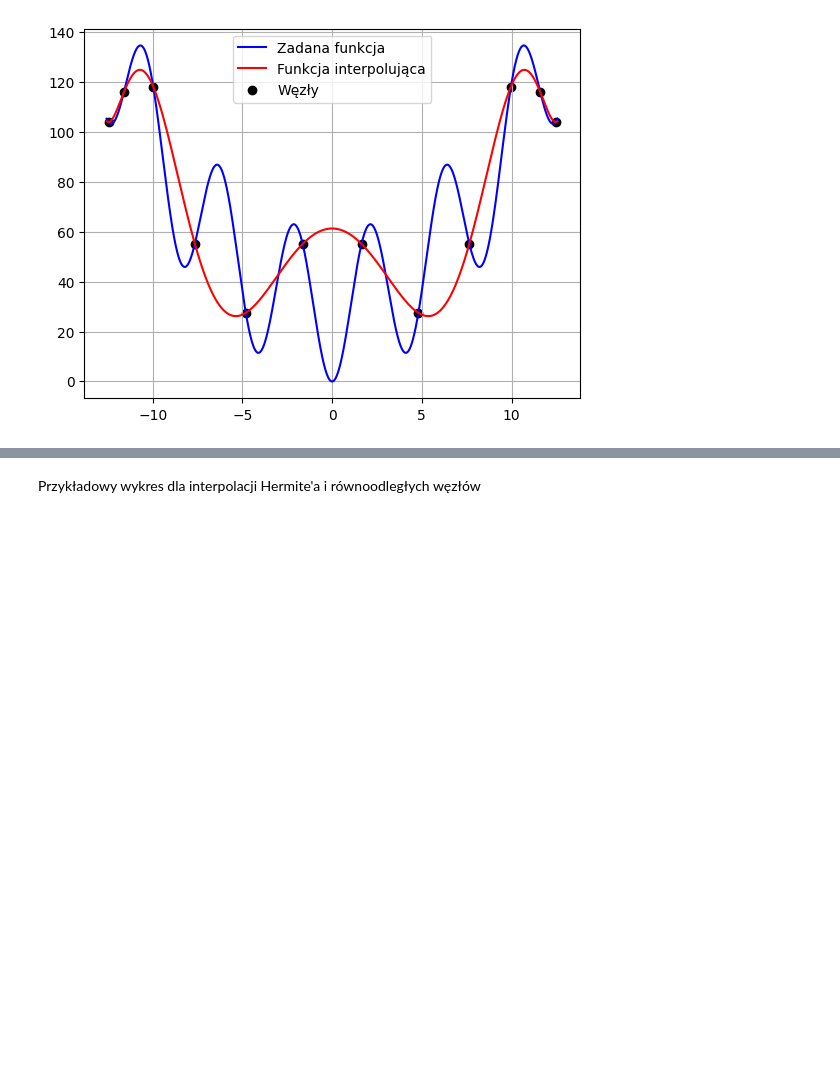
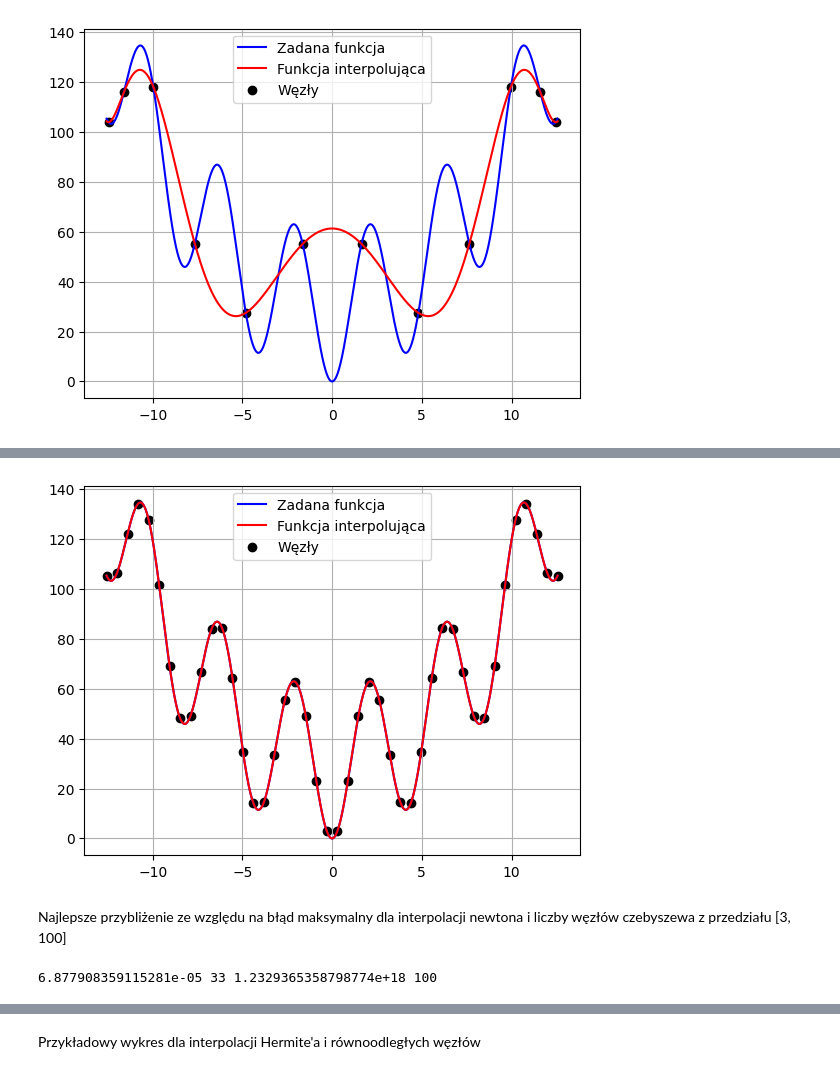
Before and after one commit to JakubFr4czek/MOwNiT, a Jupyter notebook: lab4c/fraczek_4c.ipynb, the cells around one changed output, grey strips where cells are left out. Saved outputs shown, nothing was run; the diff lists cells and outputs as text; code cells hidden in the pictures; blank space fills up the shorter version.

```diff
--- a/lab4c/fraczek_4c.ipynb
+++ b/lab4c/fraczek_4c.ipynb
@@ -329,0 +387,11 @@ draw_interpolation(newton_interpolation, get_chebyshev_nodes, 12, "img04")
+# %%
+draw_interpolation(newton_interpolation, get_evenly_distributed, 44, "img11")
+# %% [output]
+[figure, added]
+# %% [markdown]
+Najlepsze przybliżenie ze względu na błąd maksymalny dla interpolacji newtona i liczby węzłów czebyszewa z przedziału [3, 100]
+# %%
+global_min, global_min_n, global_max, global_max_n = interpolation_maximum_difference(newton_interpolation, get_chebyshev_nodes, 1000, 3, 100)
+print(global_min, global_min_n, global_max, global_max_n)
+# %% [output]
+6.877908359115281e-05 33 1.2329365358798774e+18 100
```
Also changed, not shown: parts of 106 cells of this notebook, 33 other files.
